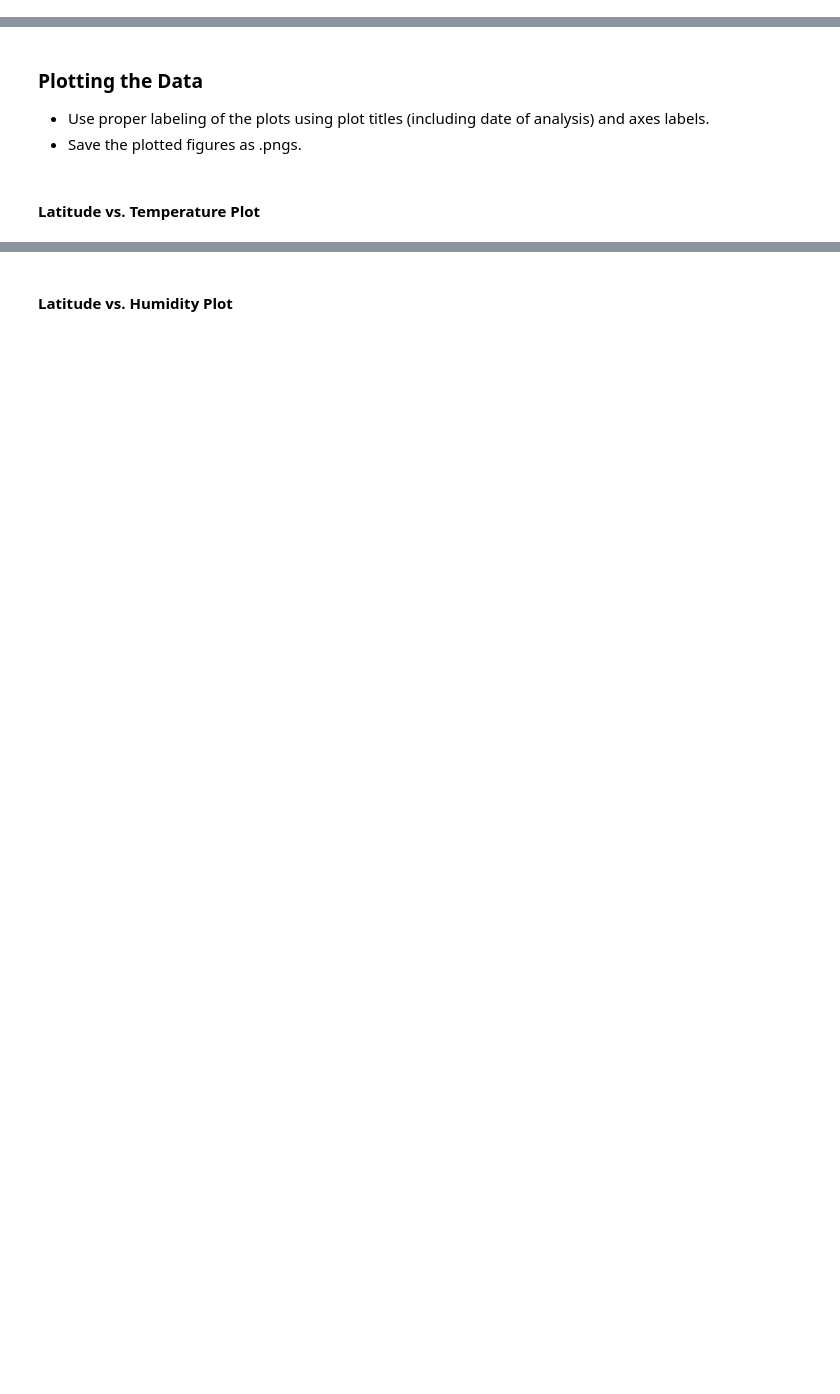
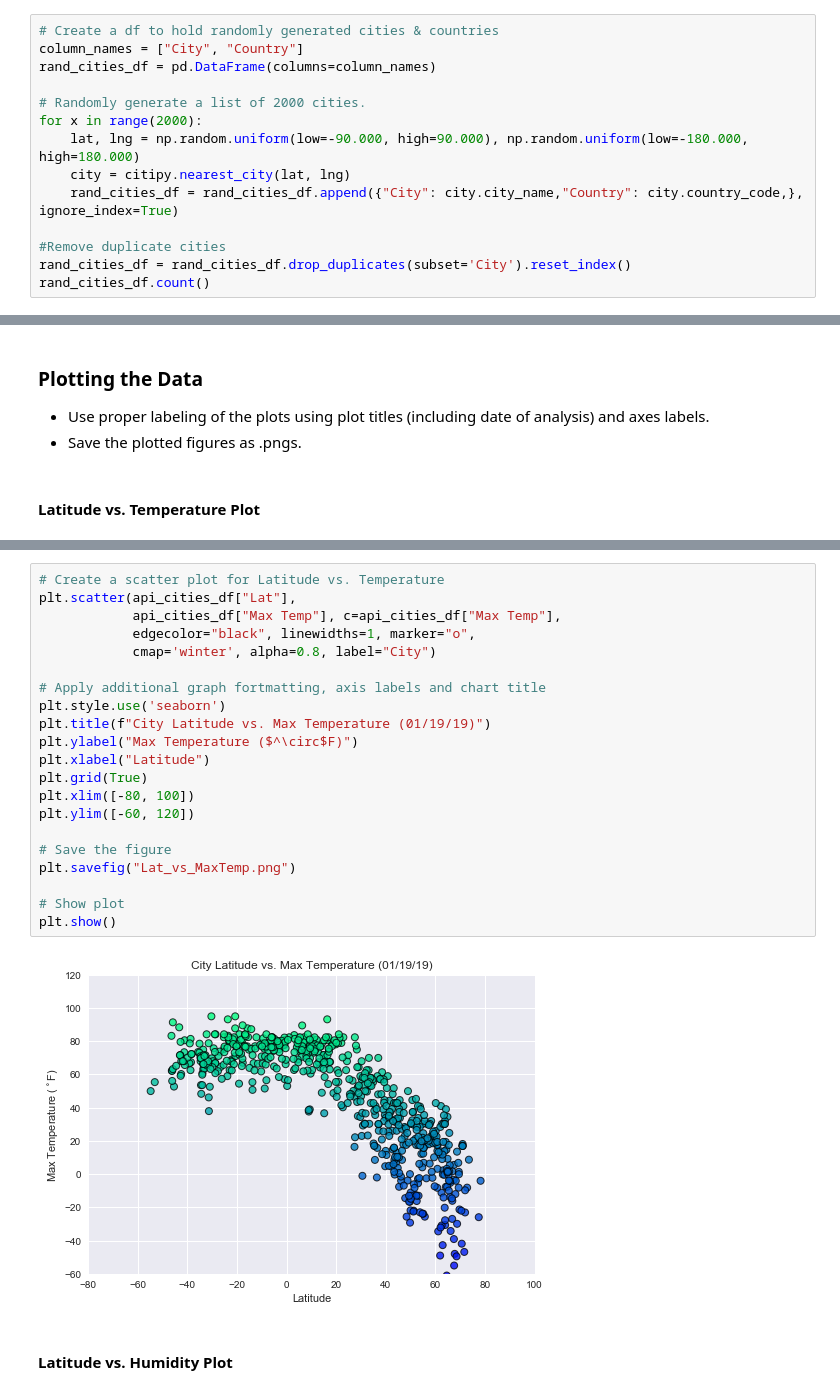
Before and after one commit to knwright/Weather_Py, a Jupyter notebook: WeatherPy.ipynb, the cells around one changed output, grey strips where cells are left out. Saved outputs shown, nothing was run; the diff lists cells and outputs as text; blank space fills up the shorter version.

```diff
--- a/WeatherPy.ipynb
+++ b/WeatherPy.ipynb
@@ -57,0 +37,14 @@ len(cities)
+# %%
+# Create a df to hold randomly generated cities & countries
+column_names = ["City", "Country"]
+rand_cities_df = pd.DataFrame(columns=column_names)
+
+# Randomly generate a list of 2000 cities.
+for x in range(2000):
+    lat, lng = np.random.uniform(low=-90.000, high=90.000), np.random.uniform(low=-180.000, high=180.000)
+    city = citipy.nearest_city(lat, lng)
+    rand_cities_df = rand_cities_df.append({"City": city.city_name,"Country": city.country_code,}, ignore_index=True)
+
+#Remove duplicate cities
+rand_cities_df = rand_cities_df.drop_duplicates(subset='City').reset_index()
+rand_cities_df.count()
@@ -114,2 +173,25 @@ dtype: int64
+# %%
+# Create a scatter plot for Latitude vs. Temperature
+plt.scatter(api_cities_df["Lat"],
+            api_cities_df["Max Temp"], c=api_cities_df["Max Temp"],
+            edgecolor="black", linewidths=1, marker="o",
+            cmap='winter', alpha=0.8, label="City")
+
+# Apply additional graph fortmatting, axis labels and chart title
+plt.style.use('seaborn')
+plt.title(f"City Latitude vs. Max Temperature (01/19/19)")
+plt.ylabel("Max Temperature ($^\circ$F)")
+plt.xlabel("Latitude")
+plt.grid(True)
+plt.xlim([-80, 100])
+plt.ylim([-60, 120])
+
+# Save the figure
+plt.savefig("Lat_vs_MaxTemp.png")
+
+# Show plot
+plt.show()
+# %% [output]
+[figure, added]
 # %% [markdown]
 #### Latitude vs. Humidity Plot
```
Also changed, not shown: parts of 18 cells of this notebook, 5 other files.
